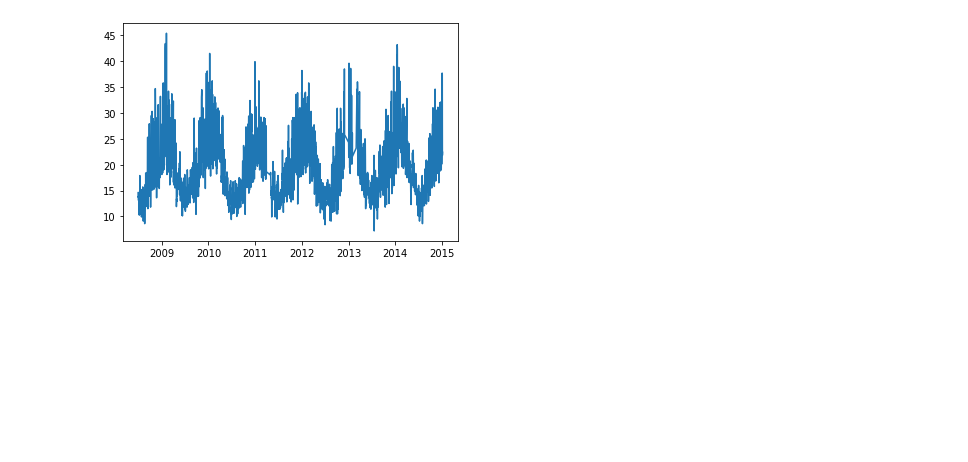
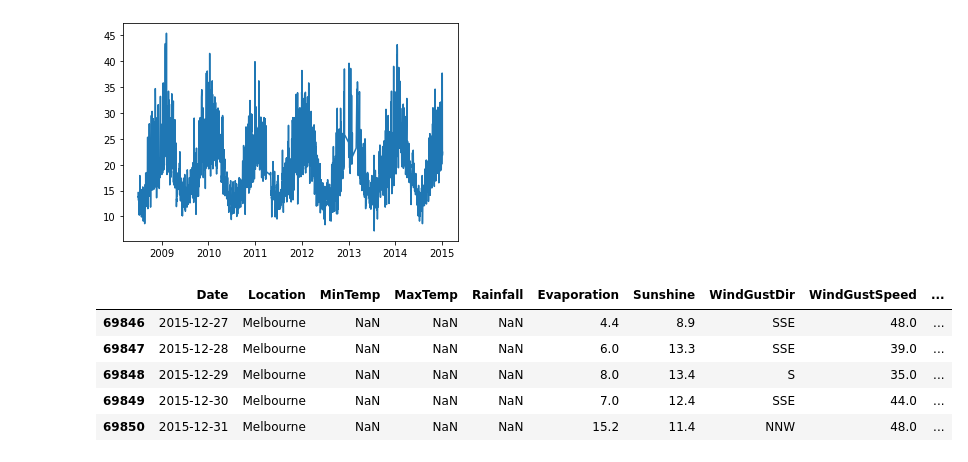
Before and after one commit to ricardosaj/Bootcamp-Data-Science-Alura, a Jupyter notebook: forecast_aus_weather.ipynb, the cells around one changed output. Saved outputs shown, nothing was run; the diff lists cells and outputs as text; code cells hidden in the pictures; blank space fills up the shorter version.

```diff
--- a/forecast_aus_weather.ipynb
+++ b/forecast_aus_weather.ipynb
@@ -135,3 +135,12 @@ Try using .loc[row_indexer,col_indexer] = value instead
 See the caveats in the documentation: https://pandas.pydata.org/pandas-docs/stable/user_guide/indexing.html#returning-a-view-versus-a-copy
   """Entry point for launching an IPython kernel.
 [figure]
+# %%
+melb.tail()
+# %% [output]
+|  | Date | Location | MinTemp | MaxTemp | Rainfall | Evaporation | Sunshine | WindGustDir | WindGustSpeed | ... |
+| 69846 | 2015-12-27 | Melbourne | NaN | NaN | NaN | 4.4 | 8.9 | SSE | 48.0 | ... |
+| 69847 | 2015-12-28 | Melbourne | NaN | NaN | NaN | 6.0 | 13.3 | SSE | 39.0 | ... |
+| 69848 | 2015-12-29 | Melbourne | NaN | NaN | NaN | 8.0 | 13.4 | S | 35.0 | ... |
+| 69849 | 2015-12-30 | Melbourne | NaN | NaN | NaN | 7.0 | 12.4 | SSE | 44.0 | ... |
+| 69850 | 2015-12-31 | Melbourne | NaN | NaN | NaN | 15.2 | 11.4 | NNW | 48.0 | ... |
```
Also changed, not shown: parts of 8 cells of this notebook.
